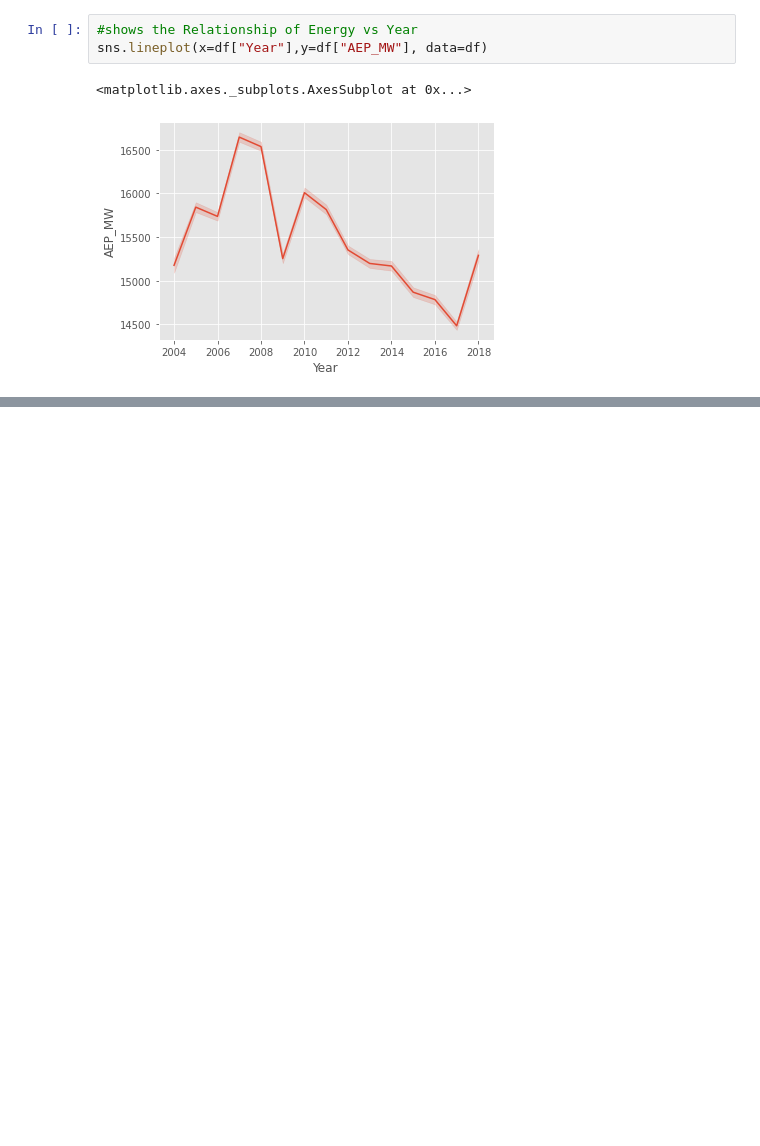
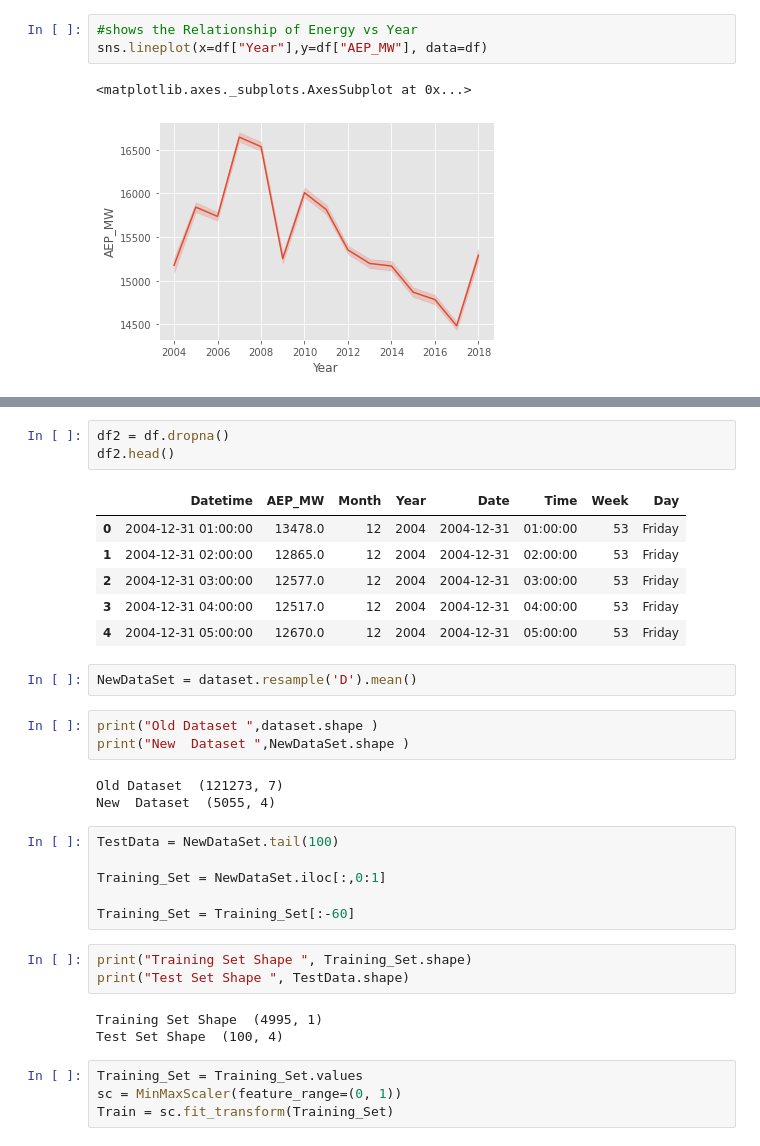
Before and after one commit to dhanushka365/SLEnergyConsumptionPrediction, a Jupyter notebook: EnergyConsumptionPrediction.ipynb, the cells around one changed output, grey strips where cells are left out. Cells and saved outputs as stored; diff of their text form; blank space fills up the shorter version.

```diff
--- a/EnergyConsumptionPrediction.ipynb
+++ b/EnergyConsumptionPrediction.ipynb
@@ -87,0 +101,34 @@ sns.lineplot(x=df["Year"],y=df["AEP_MW"], data=df)
+# %%
+df2 = df.dropna()
+df2.head()
+# %% [output]
+|  | Datetime | AEP_MW | Month | Year | Date | Time | Week | Day |
+| 0 | 2004-12-31 01:00:00 | 13478.0 | 12 | 2004 | 2004-12-31 | 01:00:00 | 53 | Friday |
+| 1 | 2004-12-31 02:00:00 | 12865.0 | 12 | 2004 | 2004-12-31 | 02:00:00 | 53 | Friday |
+| 2 | 2004-12-31 03:00:00 | 12577.0 | 12 | 2004 | 2004-12-31 | 03:00:00 | 53 | Friday |
+| 3 | 2004-12-31 04:00:00 | 12517.0 | 12 | 2004 | 2004-12-31 | 04:00:00 | 53 | Friday |
+| 4 | 2004-12-31 05:00:00 | 12670.0 | 12 | 2004 | 2004-12-31 | 05:00:00 | 53 | Friday |
+# %%
+NewDataSet = dataset.resample('D').mean()
+# %%
+print("Old Dataset ",dataset.shape )
+print("New  Dataset ",NewDataSet.shape )
+# %% [output]
+Old Dataset  (121273, 7)
+New  Dataset  (5055, 4)
+# %%
+TestData = NewDataSet.tail(100)
+
+Training_Set = NewDataSet.iloc[:,0:1]
+
+Training_Set = Training_Set[:-60]
+# %%
+print("Training Set Shape ", Training_Set.shape)
+print("Test Set Shape ", TestData.shape)
+# %% [output]
+Training Set Shape  (4995, 1)
+Test Set Shape  (100, 4)
+# %%
+Training_Set = Training_Set.values
+sc = MinMaxScaler(feature_range=(0, 1))
+Train = sc.fit_transform(Training_Set)
```
Also changed, not shown: parts of 17 cells of this notebook.
